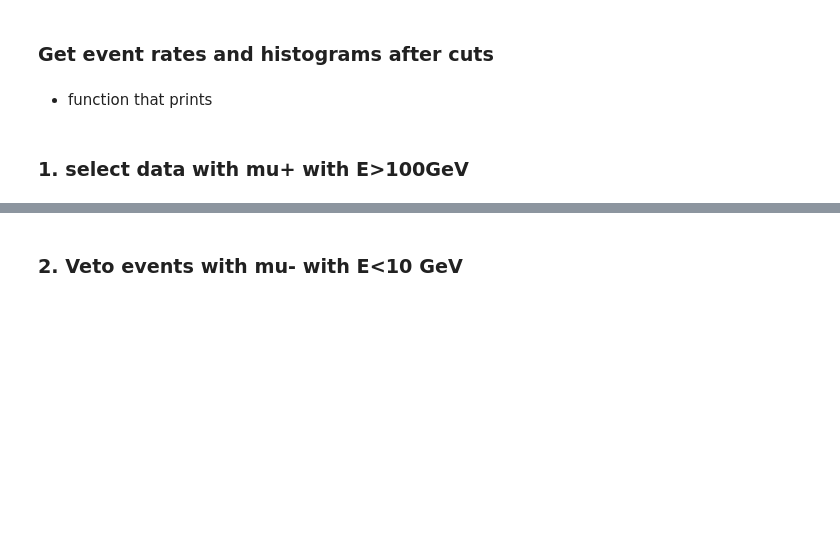
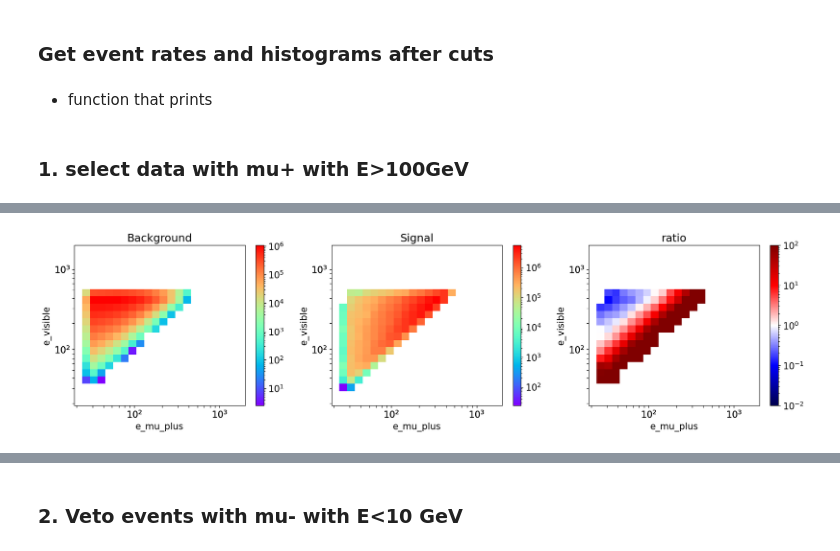
Before and after one commit to JyotismitaAdhikary/Mu_col_nu_portal, a Jupyter notebook: Sensitivity_cuts-small_det-final-Jyotismita.ipynb, the cells around one changed output, grey strips where cells are left out. Saved outputs shown, nothing was run; the diff lists cells and outputs as text; code cells hidden in the pictures; blank space fills up the shorter version.

```diff
--- a/Sensitivity_cuts-small_det-final-Jyotismita.ipynb
+++ b/Sensitivity_cuts-small_det-final-Jyotismita.ipynb
@@ -461 +596,21 @@ get_stacked_histogram(
+# %%
+data = data0.copy()
+data = data[data['e_mu_plus'] > 30].copy()
+data = data[data['e_visible'] < 500].copy()
+
+data
+
+varx = 'e_mu_plus'
+vary = 'e_visible'
+
+plot_2d(
+    data0 = data[data['set'].isin(['CC_numu', 'CC_nuebar', 'NC_numu', 'NC_nuebar'])],
+    data1 = data[data['set'].isin(['0.125GeV'])],
+    varx = varx,
+    vary = vary,
+    binsx = [1.3, 3.3, 21],
+    binsy = [1.3, 3.3, 21],
+)
+# %% [output]
+[figure, added]
 # %%
```
Also changed, not shown: parts of 16 cells of this notebook.
